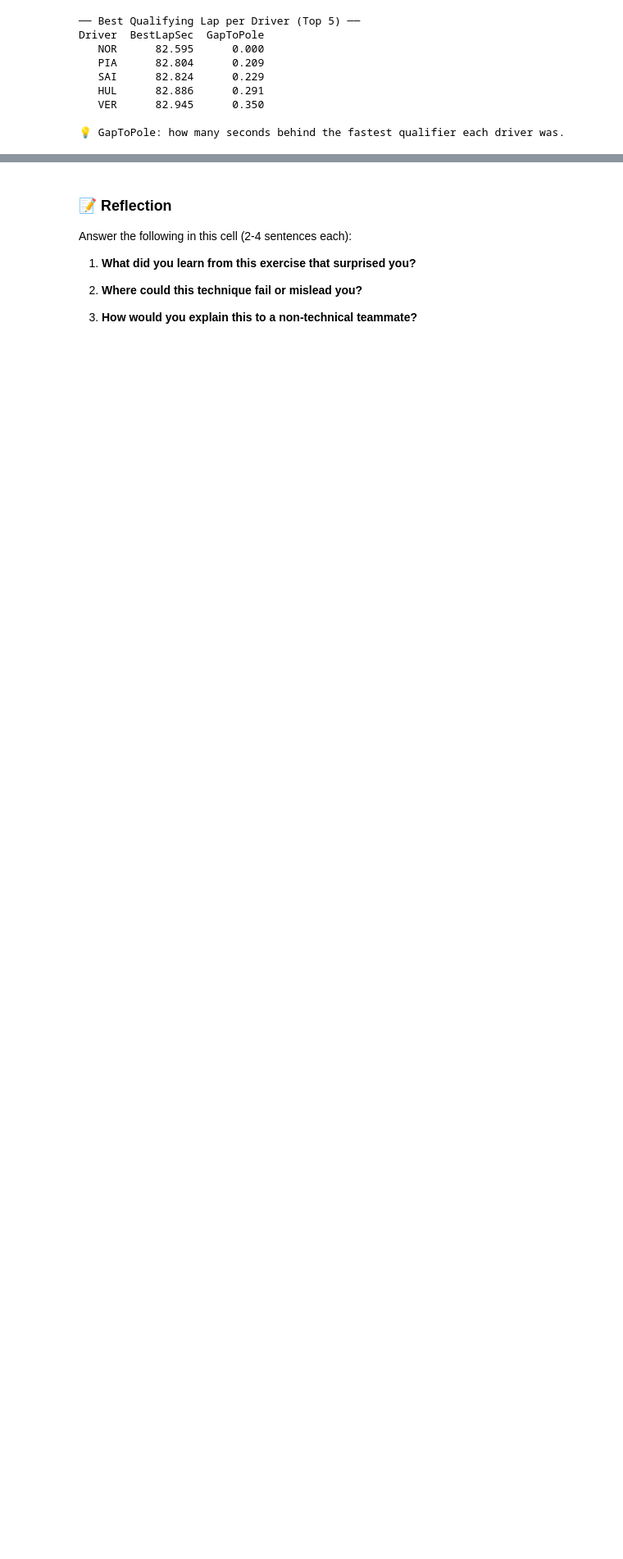
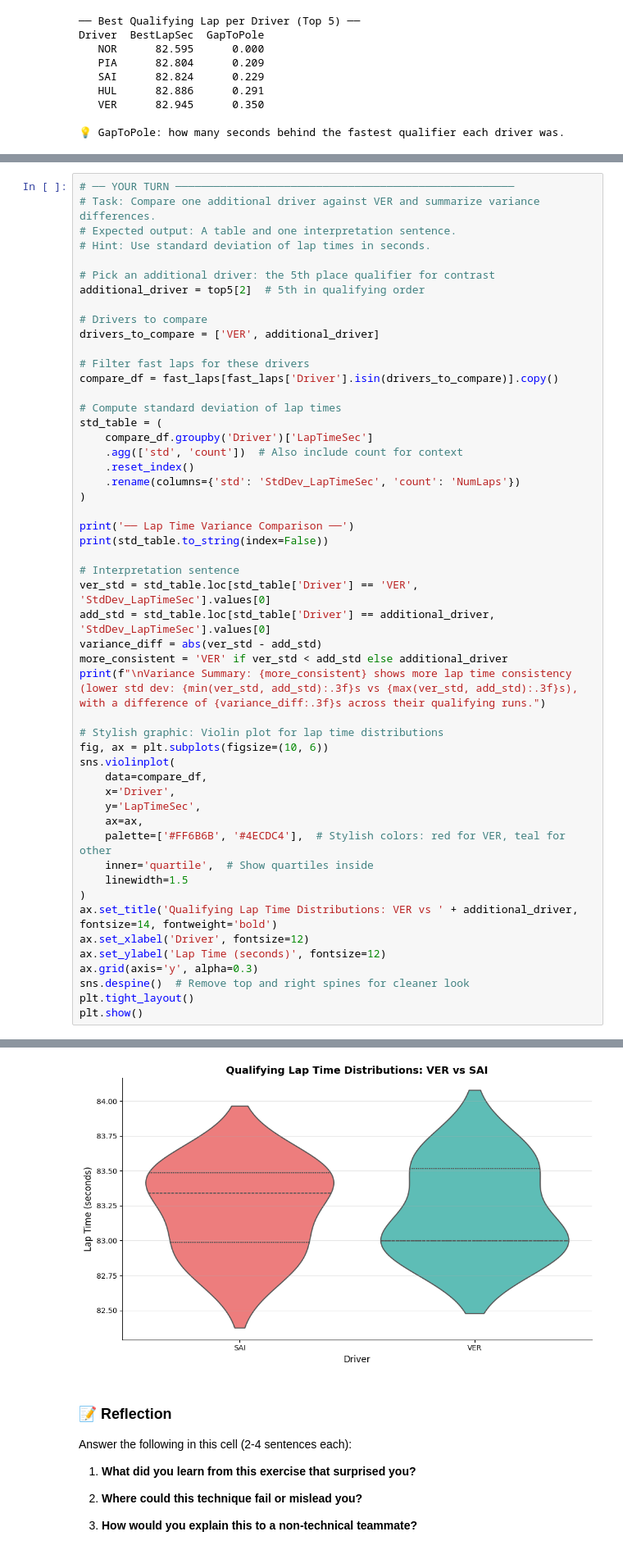
Before and after one commit to baltilucas/iit414w-lab0-baltilucas, a Jupyter notebook: setup_check.ipynb, the cells around one changed output, grey strips where cells are left out. Shown at 82% size. Saved outputs shown, nothing was run; the diff lists cells and outputs as text; blank space fills up the shorter version.

```diff
--- a/setup_check.ipynb
+++ b/setup_check.ipynb
@@ -495,0 +544,52 @@ raise NotImplementedError('Replace this line with your implementation.')
+# %%
+# ── YOUR TURN ─────────────────────────────────────────────────────
+# Task: Compare one additional driver against VER and summarize variance differences.
+# Expected output: A table and one interpretation sentence.
+# Hint: Use standard deviation of lap times in seconds.
+
+# Pick an additional driver: the 5th place qualifier for contrast
+additional_driver = top5[2]  # 5th in qualifying order
+
+# Drivers to compare
+drivers_to_compare = ['VER', additional_driver]
+
+# Filter fast laps for these drivers
+compare_df = fast_laps[fast_laps['Driver'].isin(drivers_to_compare)].copy()
+
+# Compute standard deviation of lap times
+std_table = (
+    compare_df.groupby('Driver')['LapTimeSec']
+    .agg(['std', 'count'])  # Also include count for context
+    .reset_index()
+    .rename(columns={'std': 'StdDev_LapTimeSec', 'count': 'NumLaps'})
+)
+
+print('── Lap Time Variance Comparison ──')
+print(std_table.to_string(index=False))
+
+# Interpretation sentence
+ver_std = std_table.loc[std_table['Driver'] == 'VER', 'StdDev_LapTimeSec'].values[0]
+add_std = std_table.loc[std_table['Driver'] == additional_driver, 'StdDev_LapTimeSec'].values[0]
+variance_diff = abs(ver_std - add_std)
+more_consistent = 'VER' if ver_std < add_std else additional_driver
+print(f"\nVariance Summary: {more_consistent} shows more lap time consistency (lower std dev: {min(ver_std, add_std):.3f}s vs {max(ver_std, add_std):.3f}s), with a difference of {variance_diff:.3f}s across their qualifying runs.")
+
+# Stylish graphic: Violin plot for lap time distributions
+fig, ax = plt.subplots(figsize=(10, 6))
+sns.violinplot(
+    data=compare_df,
+    x='Driver',
+    y='LapTimeSec',
+    ax=ax,
+    palette=['#FF6B6B', '#4ECDC4'],  # Stylish colors: red for VER, teal for other
+    inner='quartile',  # Show quartiles inside
+    linewidth=1.5
+)
+ax.set_title('Qualifying Lap Time Distributions: VER vs ' + additional_driver, fontsize=14, fontweight='bold')
+ax.set_xlabel('Driver', fontsize=12)
+ax.set_ylabel('Lap Time (seconds)', fontsize=12)
+ax.grid(axis='y', alpha=0.3)
+sns.despine()  # Remove top and right spines for cleaner look
+plt.tight_layout()
+plt.show()
+# %% [output]
@@ -496,3 +602,4 @@ raise NotImplementedError('Replace this line with your implementation.')
+[figure, added]
 # %% [markdown]
 ### 📝 Reflection
 
```
Also changed, not shown: parts of 23 cells of this notebook, 1 other file.
